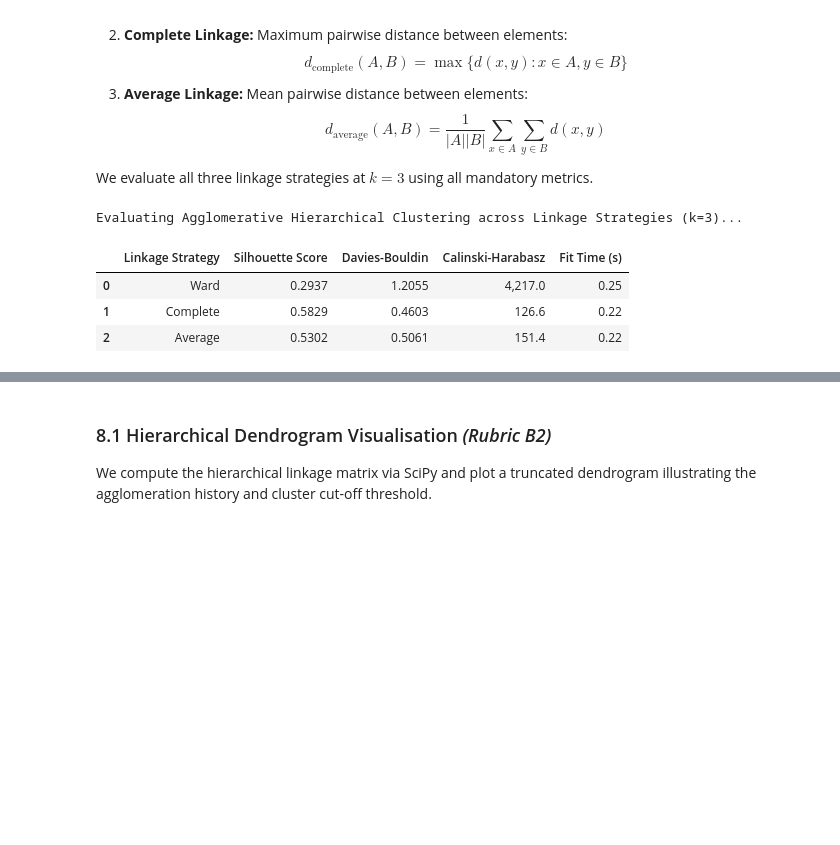
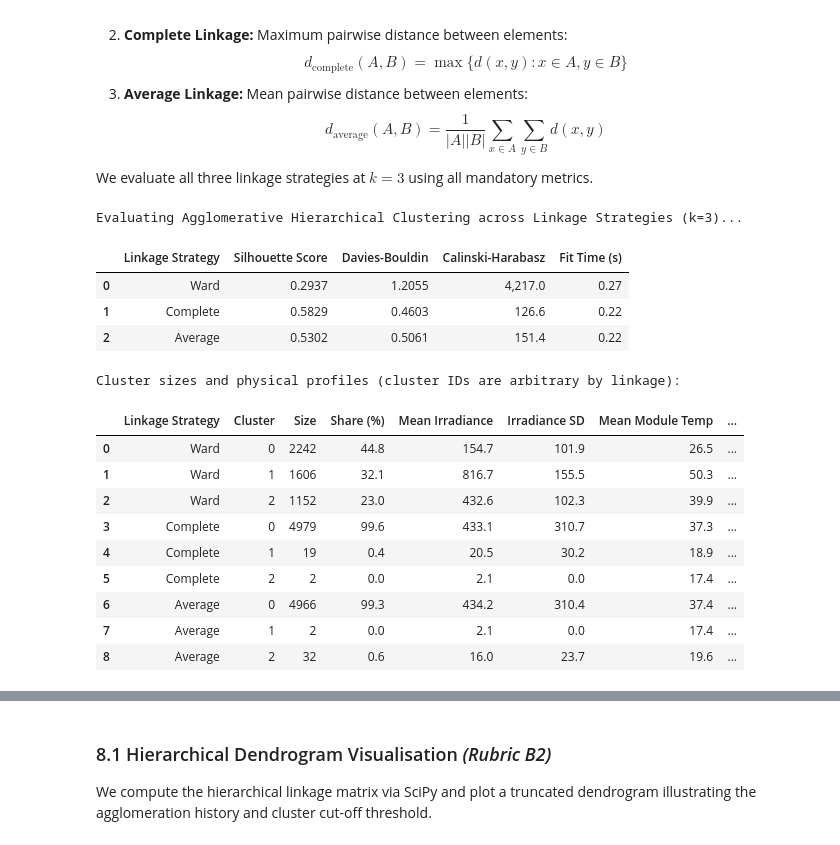
Before and after one commit to TejasviSenka/Machine_Learning_Capstone, a Jupyter notebook: notebooks/clustering.ipynb, the cells around one changed output, grey strips where cells are left out. Drawn from its saved outputs; the diff is of its cells as text; code cells hidden in the pictures; blank space fills up the shorter version.

```diff
--- a/notebooks/clustering.ipynb
+++ b/notebooks/clustering.ipynb
@@ -585,37 +590,79 @@ We evaluate all three linkage strategies at $k=3$ using all mandatory metrics.
 # %%
 linkage_types = ['ward', 'complete', 'average']
 hierarchical_results = []
+linkage_cluster_records = []
 
 print("Evaluating Agglomerative Hierarchical Clustering across Linkage Strategies (k=3)...")
 for link in linkage_types:
     t0 = time.time()
     agg = AgglomerativeClustering(n_clusters=3, linkage=link)
     agg_labels = agg.fit_predict(X_eval_scaled)
     elapsed = time.time() - t0
+
+    # Compare cluster size and representative physical profiles. Cluster IDs
+    # are arbitrary across linkage methods, so compare the values, not IDs.
+    for cluster_id in range(3):
+        cluster_mask = (agg_labels == cluster_id)
+        cluster_rows = df_eval_raw.loc[cluster_mask]
+        linkage_cluster_records.append({
+            'Linkage Strategy': link.capitalize(),
+            'Cluster': cluster_id,
+            'Size': int(cluster_mask.sum()),
+            'Share (%)': 100 * float(cluster_mask.mean()),
+            'Mean Irradiance': cluster_rows['IRR (W/m2)'].mean(),
+            'Irradiance SD': cluster_rows['IRR (W/m2)'].std(),
+            'Mean Module Temp': cluster_rows['MODULE_TEMP'].mean(),
+            'Module Temp SD': cluster_rows['MODULE_TEMP'].std(),
+            'Mean Total AC Current': cluster_rows['Total_AC_Current'].mean(),
+            'Total AC Current SD': cluster_rows['Total_AC_Current'].std()
+        })
 
     sil = silhouette_score(X_eval_scaled, agg_labels)
     db = davies_bouldin_score(X_eval_scaled, agg_labels)
     ch = calinski_harabasz_score(X_eval_scaled, agg_labels)
 
     hierarchical_results.append({
         'Linkage Strategy': link.capitalize(),
         'Silhouette Score': sil,
         'Davies-Bouldin': db,
         'Calinski-Harabasz': ch,
         'Fit Time (s)': elapsed
     })
 
 df_hier = pd.DataFrame(hierarchical_results)
-df_hier.style.format({
+display(df_hier.style.format({
     'Silhouette Score': '{:.4f}',
     'Davies-Bouldin': '{:.4f}',
     'Calinski-Harabasz': '{:,.1f}',
     'Fit Time (s)': '{:.2f}'
-})
+}))
+
+linkage_cluster_profiles = pd.DataFrame(linkage_cluster_records)
+print('Cluster sizes and physical profiles (cluster IDs are arbitrary by linkage):')
+display(linkage_cluster_profiles.style.format({
+    'Share (%)': '{:.1f}',
+    'Mean Irradiance': '{:.1f}',
+    'Irradiance SD': '{:.1f}',
+    'Mean Module Temp': '{:.1f}',
+    'Module Temp SD': '{:.1f}',
+    'Mean Total AC Current': '{:.1f}',
+    'Total AC Current SD': '{:.1f}'
+}))
 # %% [output]
 Evaluating Agglomerative Hierarchical Clustering across Linkage Strategies (k=3)...
 |  | Linkage Strategy | Silhouette Score | Davies-Bouldin | Calinski-Harabasz | Fit Time (s) |
-| 0 | Ward | 0.2937 | 1.2055 | 4,217.0 | 0.25 |
+| 0 | Ward | 0.2937 | 1.2055 | 4,217.0 | 0.27 |
 | 1 | Complete | 0.5829 | 0.4603 | 126.6 | 0.22 |
 | 2 | Average | 0.5302 | 0.5061 | 151.4 | 0.22 |
+Cluster sizes and physical profiles (cluster IDs are arbitrary by linkage):
+|  | Linkage Strategy | Cluster | Size | Share (%) | Mean Irradiance | Irradiance SD | Mean Module Temp | ... |
+| 0 | Ward | 0 | 2242 | 44.8 | 154.7 | 101.9 | 26.5 | ... |
+| 1 | Ward | 1 | 1606 | 32.1 | 816.7 | 155.5 | 50.3 | ... |
+| 2 | Ward | 2 | 1152 | 23.0 | 432.6 | 102.3 | 39.9 | ... |
+| 3 | Complete | 0 | 4979 | 99.6 | 433.1 | 310.7 | 37.3 | ... |
+| 4 | Complete | 1 | 19 | 0.4 | 20.5 | 30.2 | 18.9 | ... |
+| 5 | Complete | 2 | 2 | 0.0 | 2.1 | 0.0 | 17.4 | ... |
+| 6 | Average | 0 | 4966 | 99.3 | 434.2 | 310.4 | 37.4 | ... |
+| 7 | Average | 1 | 2 | 0.0 | 2.1 | 0.0 | 17.4 | ... |
+| 8 | Average | 2 | 32 | 0.6 | 16.0 | 23.7 | 19.6 | ... |
 # %% [markdown]
```
Also changed, not shown: parts of 20 cells of this notebook.
